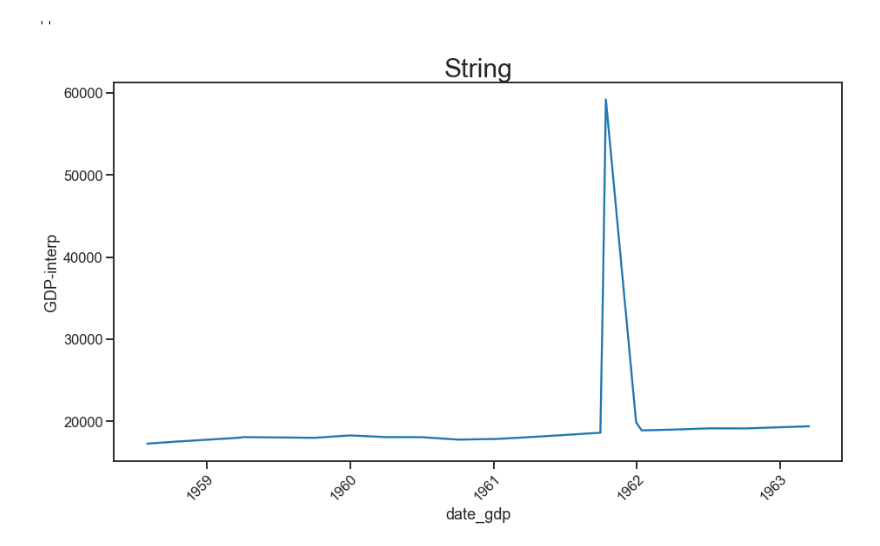
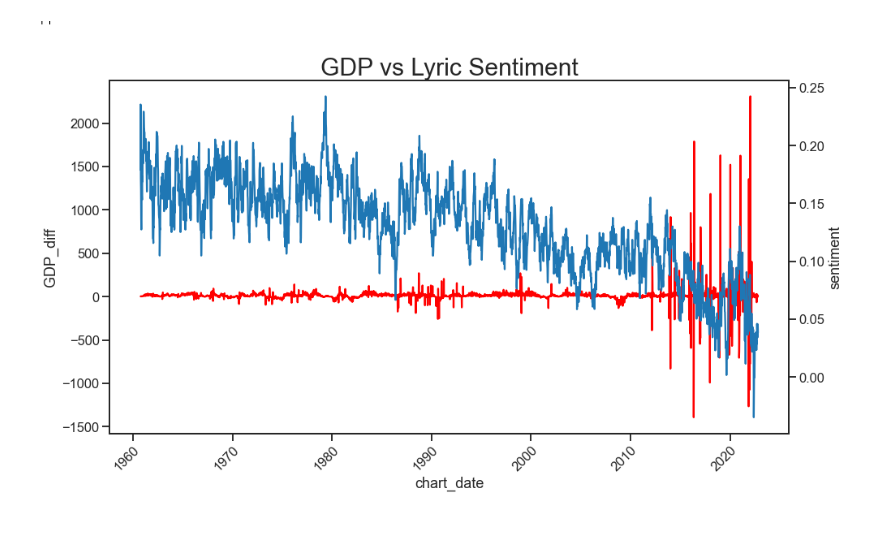
Before and after one commit to jeffreytoller/sentimentpredictor, a Jupyter notebook: TimeSeries.ipynb, the cells around one changed output. Drawn from its saved outputs; the diff is of its cells as text; code cells hidden in the pictures.

```diff
--- a/TimeSeries.ipynb
+++ b/TimeSeries.ipynb
@@ -110,0 +156,30 @@ df.reset_index()
+# %%
+from loess.loess_1d import loess_1d
+data = agg_df
+data['rolling_sentiment'] = data.sentiment.rolling(center=True,window=26).mean()
+
+xin = data.chart_date.astype('int64')/100000000000
+yin = data['sentiment']
+xout, yout, wout = loess_1d(xin.astype('int32').values, yin.values, degree=1, frac=0.2)
+data['lowess_sentiment'] = pd.Series(yout)
+x = 'chart_date'
+data['GDP_diff'] = data['GDP_interp'].diff()#.rolling(center=True,window=26,closed='both',win_type='barthann',min_periods=1).mean()
+y = 'GDP_diff'
+y1='GDP_interp'
+title_size = 30
+label_size = 15
+y2 = 'sentiment'
+y3 = 'lowess_sentiment'
+
+sns.set_context("talk")
+fig, ax=plt.subplots(figsize=(15,8))
+sns.set_style("ticks")
+p = sns.lineplot(ax=ax, data=data, x=x, y=y1, color='r')
+ax2 = plt.twinx()
+q = sns.lineplot(ax=ax2, data=data, x=x, y=y3)
+plt.setp(ax.get_xticklabels(), ha="right", rotation=45,rotation_mode='anchor')
+
+# p.set_xlabel('String',fontsize=label_size)
+# p.set_ylabel('String',fontsize=label_size)
+p.set_title('GDP vs Lyric Sentiment (LOWESS smoothed)',fontsize=title_size)
+;
@@ -111,21 +189,15 @@ df.reset_index()
 # %%
-data = df.reset_index()
-x = 'date_gdp'
-y = 'GDP-interp'
-title_size = 30
-label_size = 15
-
-
-sns.set_context("talk")
 fig, ax=plt.subplots(figsize=(15,8))
 sns.set_style("ticks")
-p = sns.lineplot(ax=ax, data=data, x=x, y=y)
+p = sns.lineplot(ax=ax, data=data, x=x, y=y,color='r')
+ax2 = plt.twinx()
+r = sns.lineplot(ax=ax2, data=data, x=x, y=y2)
 plt.setp(ax.get_xticklabels(), ha="right", rotation=45,rotation_mode='anchor')
 
 # p.set_xlabel('String',fontsize=label_size)
 # p.set_ylabel('String',fontsize=label_size)
-p.set_title('String',fontsize=title_size)
+p.set_title('GDP vs Lyric Sentiment',fontsize=title_size)
 ;
 # %% [output]
 ''
-[figure, old version]
+[figure, new version]
```
Also changed, not shown: parts of 38 cells of this notebook, 22 other files.
